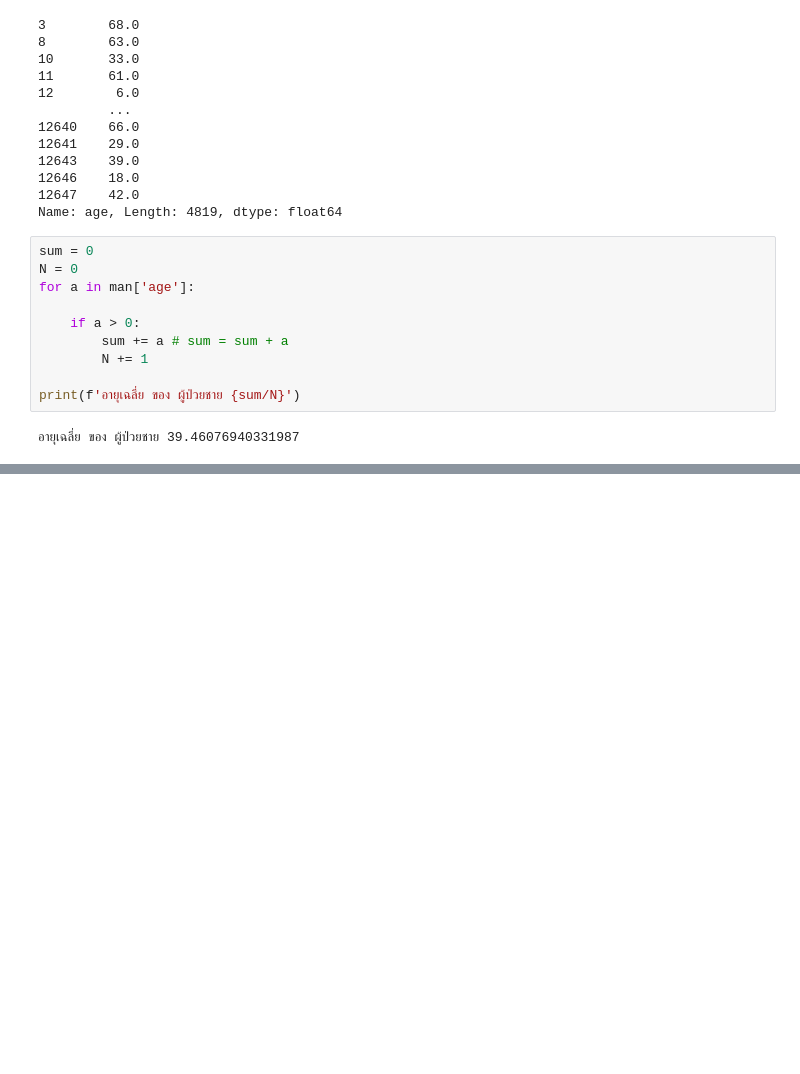
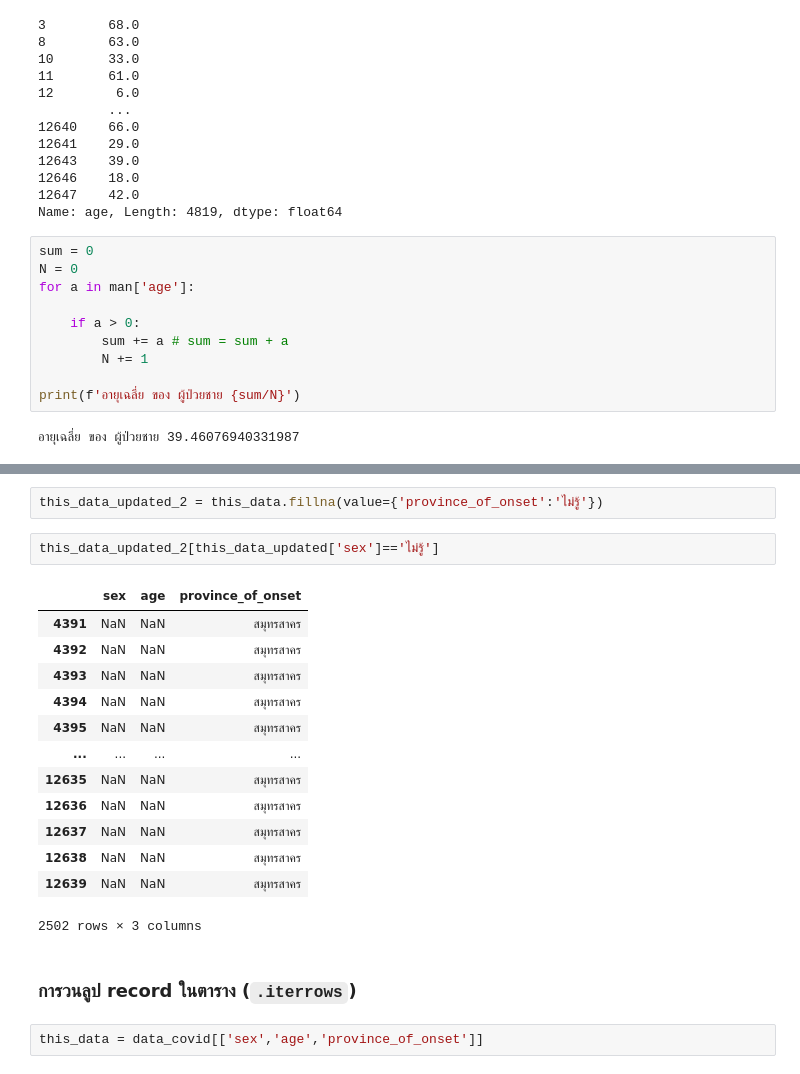
Before and after one commit to gameaphiwat/data_viz_2022, a Jupyter notebook: Pandas101.ipynb, the cells around one changed output, grey strips where cells are left out. Cells and saved outputs as stored; diff of their text form; blank space fills up the shorter version.

````diff
--- a/Pandas101.ipynb
+++ b/Pandas101.ipynb
@@ -344,0 +542,22 @@ print(f'อายุเฉลี่ย ของ ผู้ป่วยชาย
+# %%
+this_data_updated_2 = this_data.fillna(value={'province_of_onset':'ไม่รู้'})
+# %%
+this_data_updated_2[this_data_updated['sex']=='ไม่รู้']
+# %% [output]
+|  | sex | age | province_of_onset |
+| 4391 | NaN | NaN | สมุทรสาคร |
+| 4392 | NaN | NaN | สมุทรสาคร |
+| 4393 | NaN | NaN | สมุทรสาคร |
+| 4394 | NaN | NaN | สมุทรสาคร |
+| 4395 | NaN | NaN | สมุทรสาคร |
+| ... | ... | ... | ... |
+| 12635 | NaN | NaN | สมุทรสาคร |
+| 12636 | NaN | NaN | สมุทรสาคร |
+| 12637 | NaN | NaN | สมุทรสาคร |
+| 12638 | NaN | NaN | สมุทรสาคร |
+| 12639 | NaN | NaN | สมุทรสาคร |
+2502 rows × 3 columns
+# %% [markdown]
+### การวนลูป record ในตาราง  (```.iterrows```)
+# %%
+this_data = data_covid[['sex','age','province_of_onset']]
````
Also changed, not shown: parts of 28 cells of this notebook.
